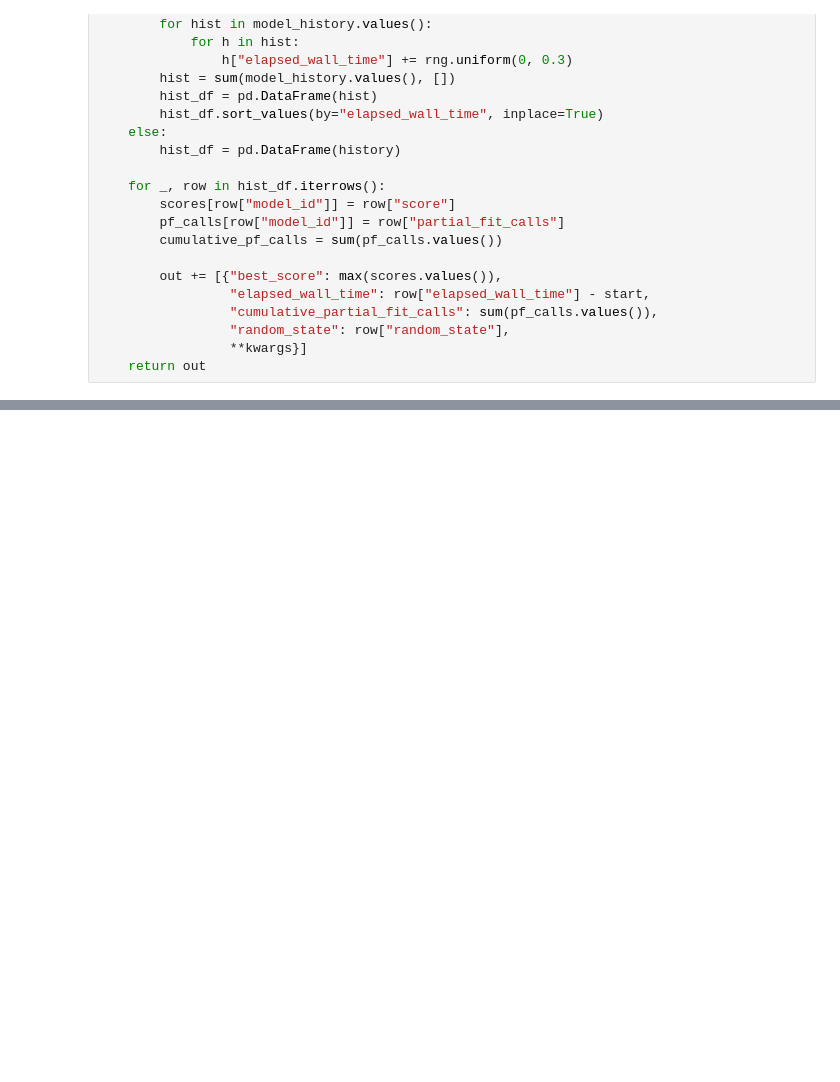
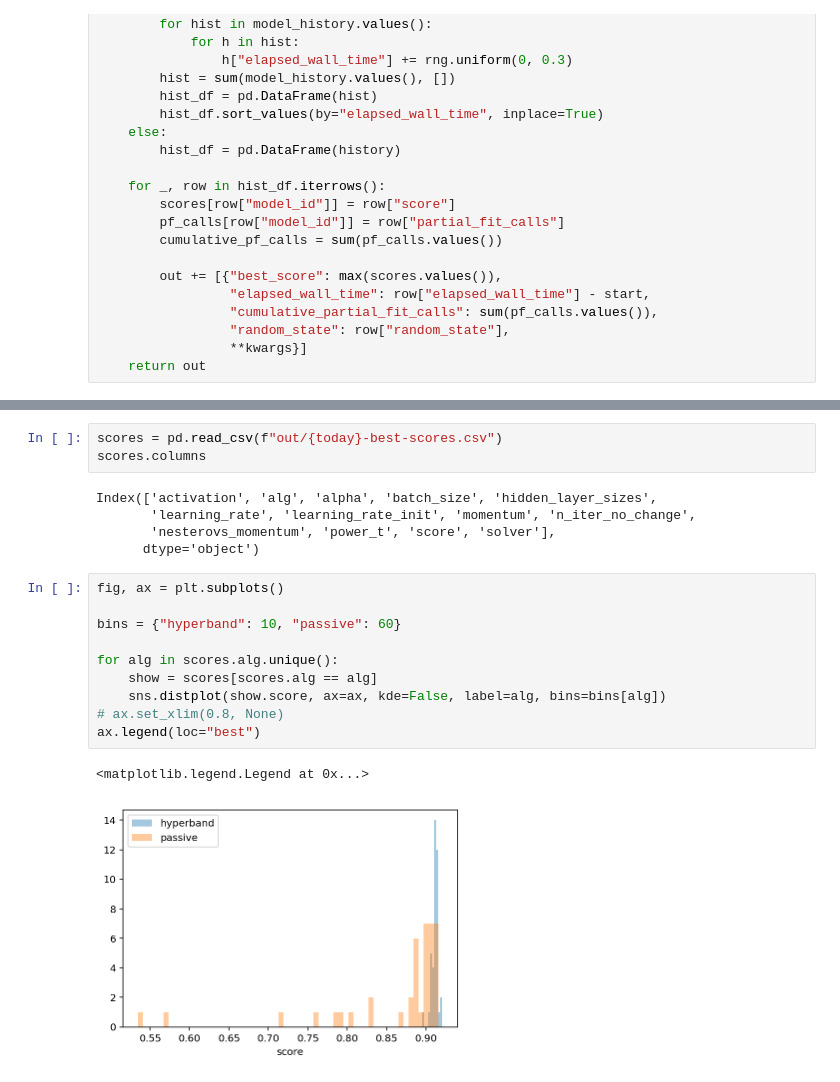
Before and after one commit to stsievert/dask-hyperband-comparison, a Jupyter notebook: synthetic/Fashion-MNIST-viz.ipynb, the cells around one changed output, grey strips where cells are left out. Drawn from its saved outputs; the diff is of its cells as text; blank space fills up the shorter version.

```diff
--- a/synthetic/Fashion-MNIST-viz.ipynb
+++ b/synthetic/Fashion-MNIST-viz.ipynb
@@ -243,0 +249,21 @@ np.mean(times) * 25 / 3600
+# %%
+scores = pd.read_csv(f"out/{today}-best-scores.csv")
+scores.columns
+# %% [output]
+Index(['activation', 'alg', 'alpha', 'batch_size', 'hidden_layer_sizes',
+       'learning_rate', 'learning_rate_init', 'momentum', 'n_iter_no_change',
+       'nesterovs_momentum', 'power_t', 'score', 'solver'],
+      dtype='object')
+# %%
+fig, ax = plt.subplots()
+
+bins = {"hyperband": 10, "passive": 60}
+
+for alg in scores.alg.unique():
+    show = scores[scores.alg == alg]
+    sns.distplot(show.score, ax=ax, kde=False, label=alg, bins=bins[alg])
+# ax.set_xlim(0.8, None)
+ax.legend(loc="best")
+# %% [output]
+<matplotlib.legend.Legend at 0x...>
+[figure, added]
```
Also changed, not shown: parts of 12 cells of this notebook, 11 other files.
